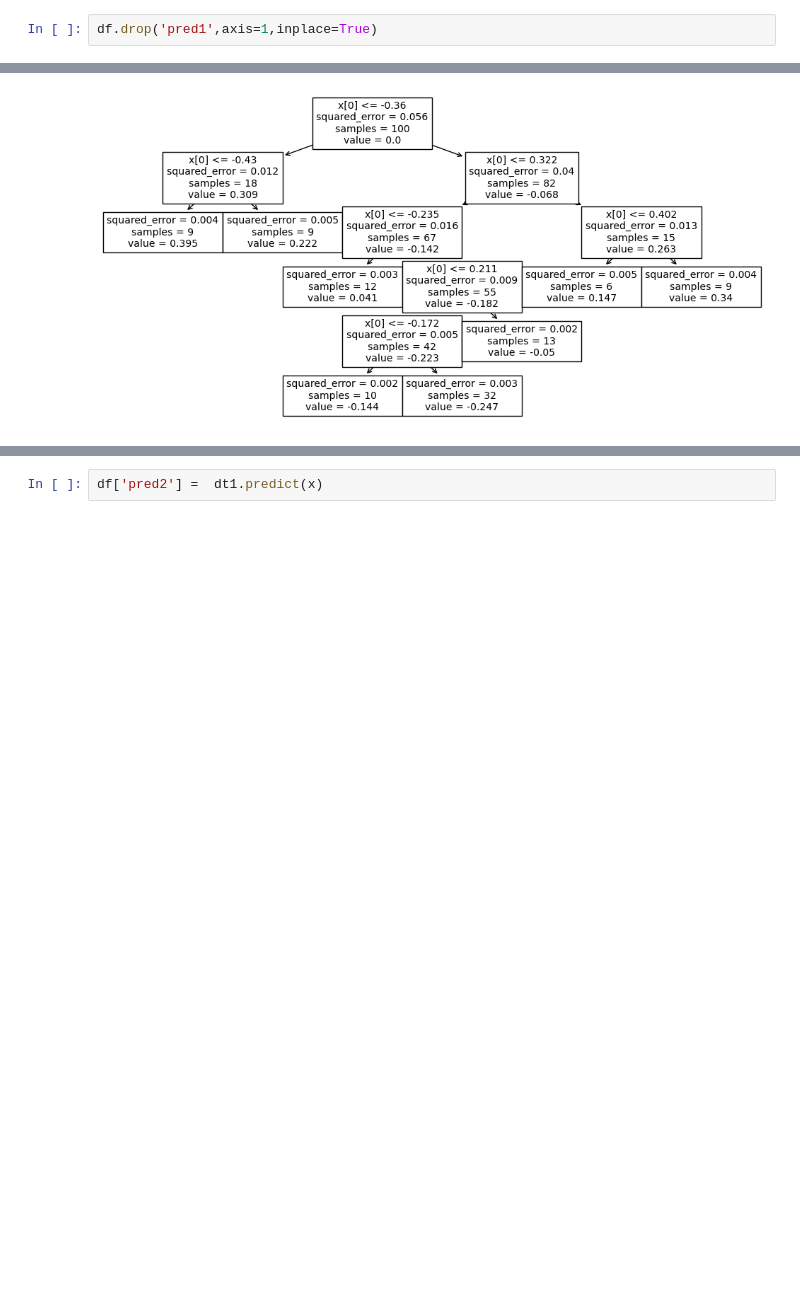
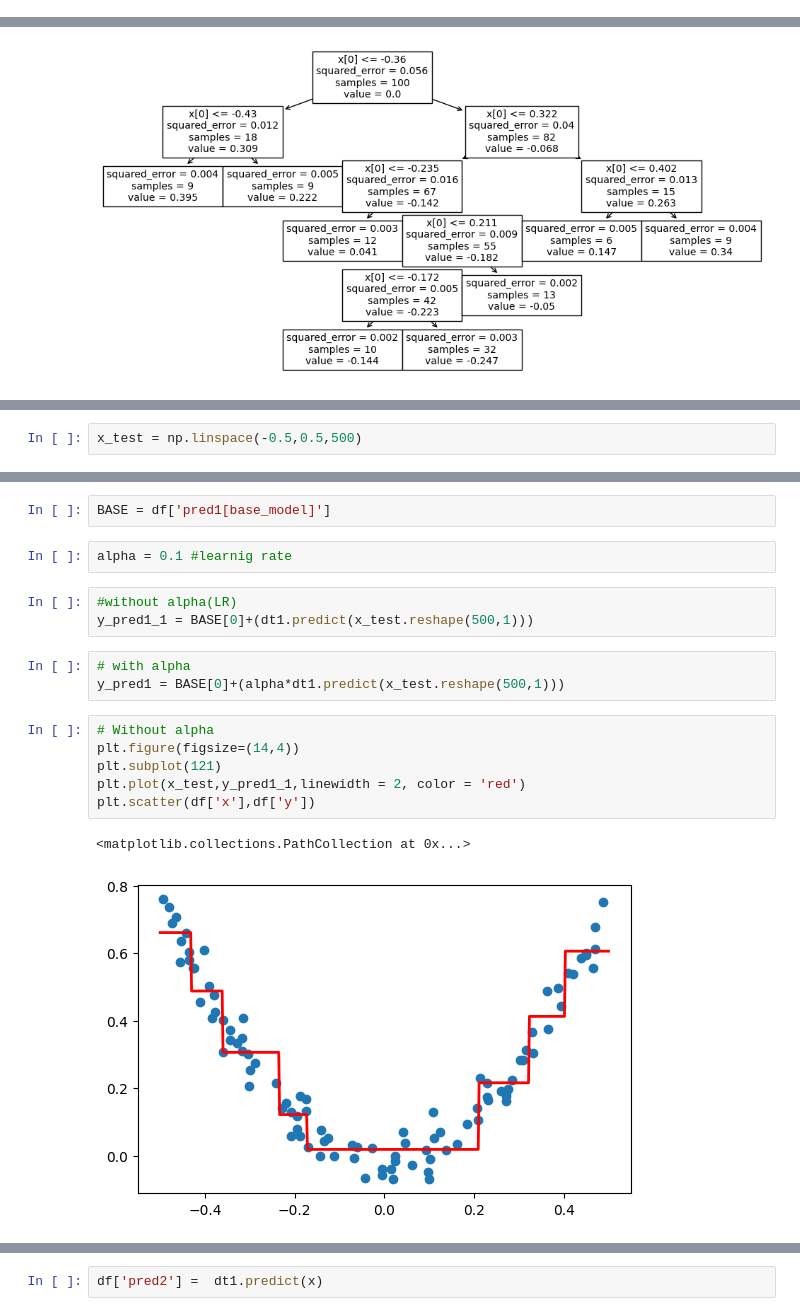
Before and after one commit to Shubhambg611/Ineuron-Data-Science, a Jupyter notebook: ML/66 gradient Boosting.ipynb, the cells around one changed output, grey strips where cells are left out. Saved outputs shown, nothing was run; the diff lists cells and outputs as text; blank space fills up the shorter version.

Commit message:
graph added

```diff
--- a/ML/66 gradient Boosting.ipynb
+++ b/ML/66 gradient Boosting.ipynb
@@ -73,8 +73,6 @@ plt.scatter(df['x'],df['y'])
 [figure]
 # %%
 df['pred1[base_model]'] = df['y'].mean()
-# %%
-df.drop('pred1',axis=1,inplace=True)
 # %%
 df
 # %% [output]
@@ -158,0 +160,2 @@ plt.show()
+# %%
+x_test = np.linspace(-0.5,0.5,500)
@@ -158,0 +182,19 @@ plt.show()
+# %%
+BASE = df['pred1[base_model]']
+# %%
+alpha = 0.1 #learnig rate
+# %%
+#without alpha(LR)
+y_pred1_1 = BASE[0]+(dt1.predict(x_test.reshape(500,1)))
+# %%
+# with alpha
+y_pred1 = BASE[0]+(alpha*dt1.predict(x_test.reshape(500,1)))
+# %%
+# Without alpha
+plt.figure(figsize=(14,4))
+plt.subplot(121)
+plt.plot(x_test,y_pred1_1,linewidth = 2, color = 'red')
+plt.scatter(df['x'],df['y'])
+# %% [output]
+<matplotlib.collections.PathCollection at 0x...>
+[figure, added]
```
Also changed, not shown: parts of 5 cells of this notebook.
